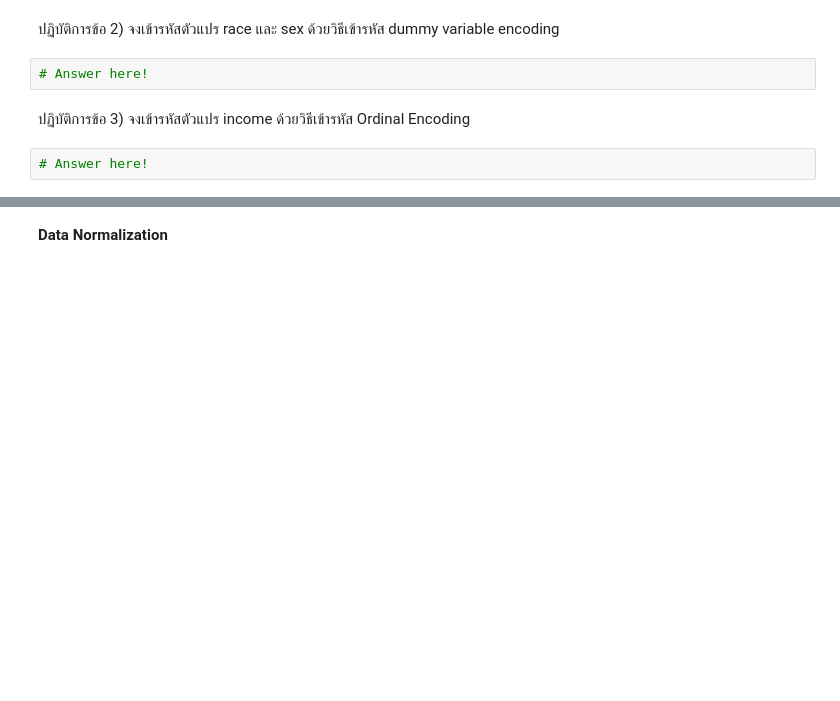
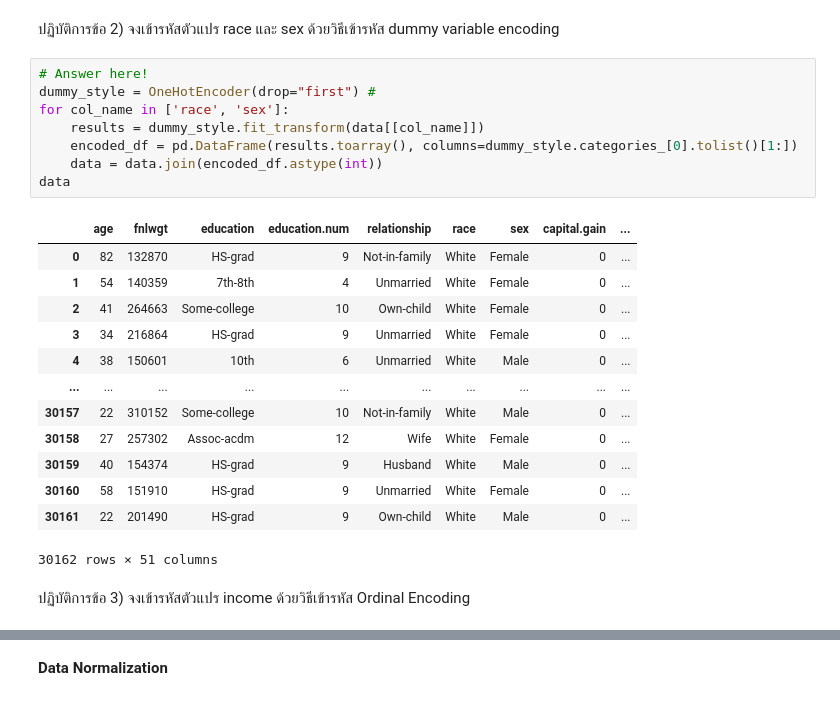
Before and after one commit to tackulus/204426, a Jupyter notebook: Lab_04_610510531.ipynb, the cells around one changed output, grey strips where cells are left out. Saved outputs shown, nothing was run; the diff lists cells and outputs as text; blank space fills up the shorter version.

```diff
--- a/Lab_04_610510531.ipynb
+++ b/Lab_04_610510531.ipynb
@@ -108,8 +125,26 @@ data.head()
 # %% [markdown]
 ปฏิบัติการข้อ 2) จงเข้ารหัสตัวแปร race และ sex ด้วยวิธีเข้ารหัส dummy variable encoding
-# %%
-# Answer here!
+# %%
+# Answer here!
+dummy_style = OneHotEncoder(drop="first") #
+for col_name in ['race', 'sex']:
+    results = dummy_style.fit_transform(data[[col_name]])
+    encoded_df = pd.DataFrame(results.toarray(), columns=dummy_style.categories_[0].tolist()[1:])
+    data = data.join(encoded_df.astype(int))
+data
+# %% [output]
+|  | age | fnlwgt | education | education.num | relationship | race | sex | capital.gain | ... |
+| 0 | 82 | 132870 | HS-grad | 9 | Not-in-family | White | Female | 0 | ... |
+| 1 | 54 | 140359 | 7th-8th | 4 | Unmarried | White | Female | 0 | ... |
+| 2 | 41 | 264663 | Some-college | 10 | Own-child | White | Female | 0 | ... |
+| 3 | 34 | 216864 | HS-grad | 9 | Unmarried | White | Female | 0 | ... |
+| 4 | 38 | 150601 | 10th | 6 | Unmarried | White | Male | 0 | ... |
+| ... | ... | ... | ... | ... | ... | ... | ... | ... | ... |
+| 30157 | 22 | 310152 | Some-college | 10 | Not-in-family | White | Male | 0 | ... |
+| 30158 | 27 | 257302 | Assoc-acdm | 12 | Wife | White | Female | 0 | ... |
+| 30159 | 40 | 154374 | HS-grad | 9 | Husband | White | Male | 0 | ... |
+| 30160 | 58 | 151910 | HS-grad | 9 | Unmarried | White | Female | 0 | ... |
+| 30161 | 22 | 201490 | HS-grad | 9 | Own-child | White | Male | 0 | ... |
+30162 rows × 51 columns
 # %% [markdown]
 ปฏิบัติการข้อ 3) จงเข้ารหัสตัวแปร income ด้วยวิธีเข้ารหัส Ordinal Encoding
-# %%
-# Answer here!
```
Also changed, not shown: parts of 15 cells of this notebook.
